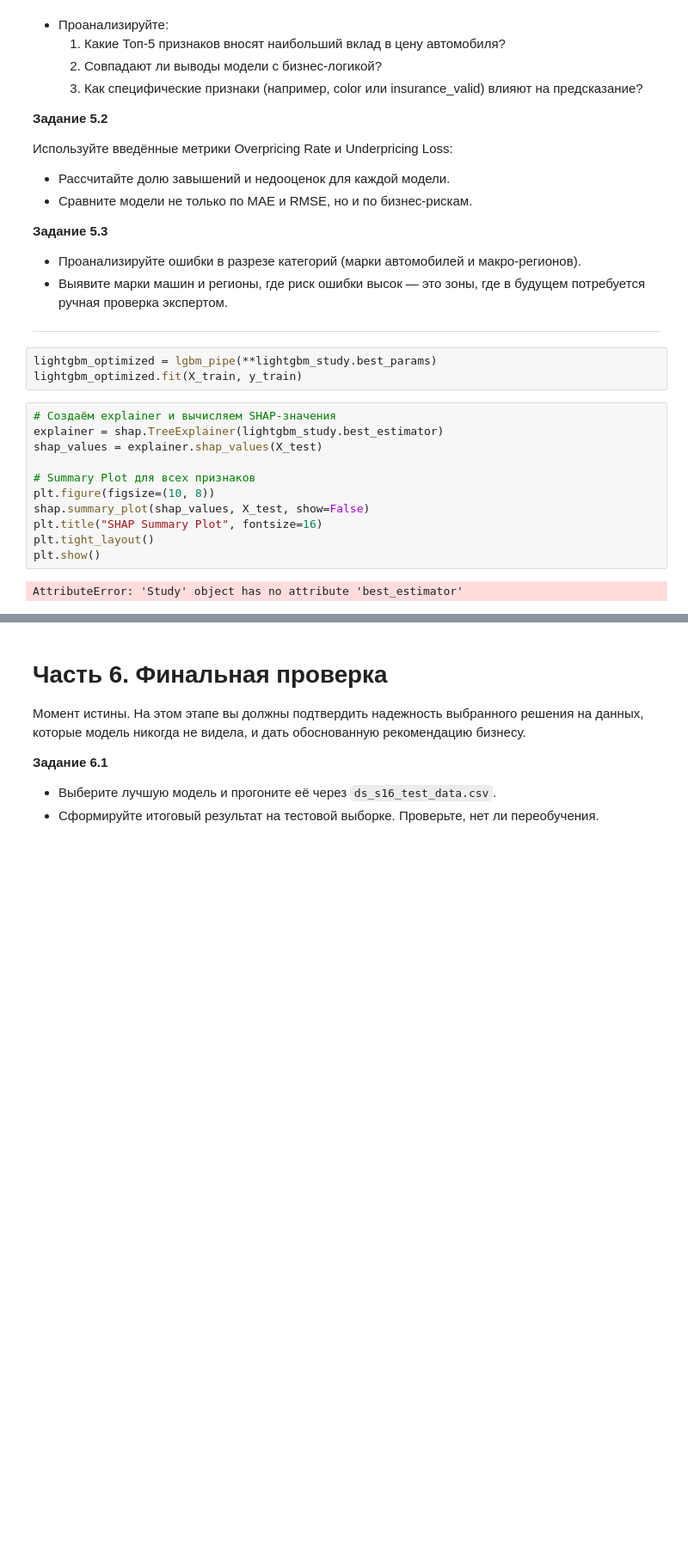
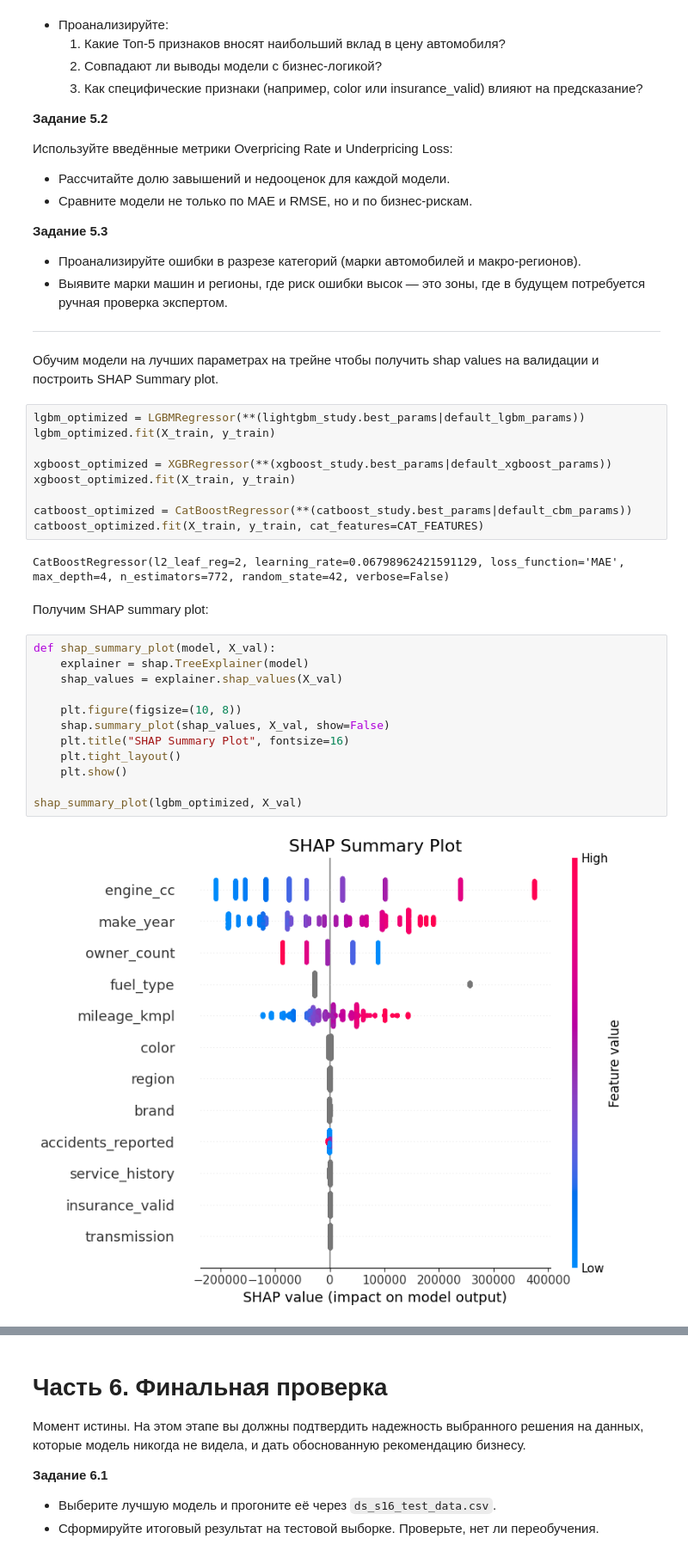
Before and after one commit to nikolai/practucum-wehicle-price-prediction, a Jupyter notebook: car_price_prediction.ipynb, the cells around one changed output, grey strips where cells are left out. Shown at 86% size. Saved outputs shown, nothing was run; the diff lists cells and outputs as text; blank space fills up the shorter version.

```diff
--- a/car_price_prediction.ipynb
+++ b/car_price_prediction.ipynb
@@ -1283,19 +1409,32 @@ pd.DataFrame([
 * Выявите марки машин и регионы, где риск ошибки высок — это зоны, где в будущем потребуется ручная проверка экспертом.
 
 ---
-# %%
-lightgbm_optimized = lgbm_pipe(**lightgbm_study.best_params)
-lightgbm_optimized.fit(X_train, y_train)
+# %% [markdown]
+Обучим модели на лучших параметрах на трейне чтобы получить shap values на валидации и построить SHAP Summary plot.
+# %%
+lgbm_optimized = LGBMRegressor(**(lightgbm_study.best_params|default_lgbm_params))
+lgbm_optimized.fit(X_train, y_train)
+
+xgboost_optimized = XGBRegressor(**(xgboost_study.best_params|default_xgboost_params))
+xgboost_optimized.fit(X_train, y_train)
+
+catboost_optimized = CatBoostRegressor(**(catboost_study.best_params|default_cbm_params))
+catboost_optimized.fit(X_train, y_train, cat_features=CAT_FEATURES)
+# %% [output]
+CatBoostRegressor(l2_leaf_reg=2, learning_rate=0.06798962421591129, loss_function='MAE', max_depth=4, n_estimators=772, random_state=42, verbose=False)
+# %% [markdown]
+Получим SHAP summary plot:
 # %%
-# Создаём explainer и вычисляем SHAP-значения
-explainer = shap.TreeExplainer(lightgbm_study.best_estimator)
-shap_values = explainer.shap_values(X_test)
+def shap_summary_plot(model, X_val):
+    explainer = shap.TreeExplainer(model)
+    shap_values = explainer.shap_values(X_val)
 
-# Summary Plot для всех признаков
-plt.figure(figsize=(10, 8))
-shap.summary_plot(shap_values, X_test, show=False)
-plt.title("SHAP Summary Plot", fontsize=16)
-plt.tight_layout()
-plt.show()
+    plt.figure(figsize=(10, 8))
+    shap.summary_plot(shap_values, X_val, show=False)
+    plt.title("SHAP Summary Plot", fontsize=16)
+    plt.tight_layout()
+    plt.show()
+
+shap_summary_plot(lgbm_optimized, X_val)
 # %% [output]
-AttributeError: 'Study' object has no attribute 'best_estimator'
+[figure, added]
```
Also changed, not shown: parts of 64 cells of this notebook.
